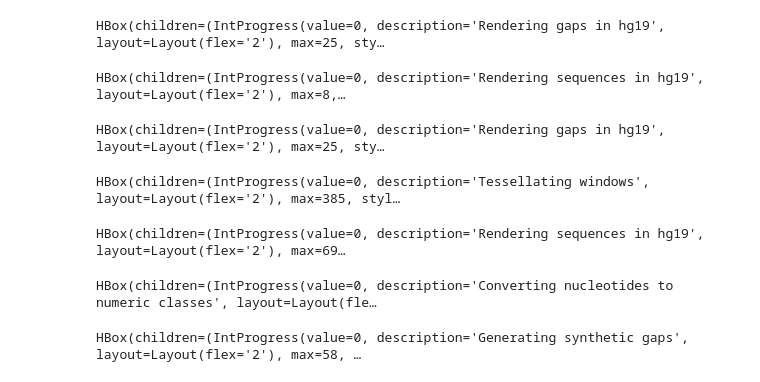
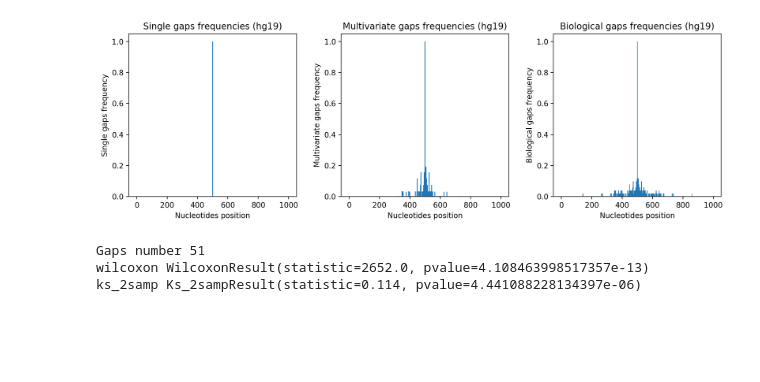
Before and after one commit to LucaCappelletti94/keras_synthetic_genome_sequence, a Jupyter notebook: Plot distributions.ipynb, the cells around one changed output. Cells and saved outputs as stored; diff of their text form; code cells hidden in the pictures; blank space fills up the shorter version.

Commit message:
Updated graphs for distributions so to be more easy to read

```diff
--- a/Plot distributions.ipynb
+++ b/Plot distributions.ipynb
@@ -43,30 +31,38 @@ HBox(children=(IntProgress(value=0, description='Generating synthetic gaps', lay
 # %%
 X, y = gap_sequence[0]
 synthetic_mean = np.isclose(X, 0.25).all(axis=-1).mean(axis=0)
-# %%
-plt.bar(range(len(synthetic_mean)), synthetic_mean, width=1)
-plt.title(f"Synthetic gaps frequencies ({assembly})")
-plt.ylabel("Synthetic gaps frequency")
-plt.xlabel("Nucleotides position")
-plt.savefig(f"synthetic_gaps_{assembly}.png")
-plt.close()
-
-plt.bar(range(len(mean)), mean, width=1)
-plt.title(f"Biological gaps frequencies ({assembly})")
-plt.ylabel("Biological gaps frequency")
-plt.xlabel("Nucleotides position")
-plt.savefig(f"biological_gaps_{assembly}.png")
-plt.close()
-
-print(assembly)
-print("Gaps number", number)
-for test in (wilcoxon, ks_2samp):
-    print(test.__name__, test(mean, synthetic_mean))
-# %% [output]
-HBox(children=(IntProgress(value=0, description='Rendering gaps in hg19', layout=Layout(flex='2'), max=25, sty…
-HBox(children=(IntProgress(value=0, description='Rendering sequences in hg19', layout=Layout(flex='2'), max=8,…
-HBox(children=(IntProgress(value=0, description='Rendering gaps in hg19', layout=Layout(flex='2'), max=25, sty…
-HBox(children=(IntProgress(value=0, description='Tessellating windows', layout=Layout(flex='2'), max=385, styl…
-HBox(children=(IntProgress(value=0, description='Rendering sequences in hg19', layout=Layout(flex='2'), max=69…
-HBox(children=(IntProgress(value=0, description='Converting nucleotides to numeric classes', layout=Layout(fle…
-HBox(children=(IntProgress(value=0, description='Generating synthetic gaps', layout=Layout(flex='2'), max=58, …
+# %%
+fig, axes = plt.subplots(nrows=1, ncols=3, figsize=(12, 4), dpi=200)
+x = range(window_size)
+
+single_gap = np.zeros((window_size,))
+single_gap[window_size//2] = 1
+
+ax1, ax2, ax3 = axes.ravel()
+
+ax1.bar(x, single_gap, width=5)
+ax1.set_title(f"Single gaps frequencies ({assembly.assembly})")
+ax1.set_ylabel("Single gaps frequency")
+ax1.set_xlabel("Nucleotides position")
+
+ax2.bar(x, synthetic_mean, width=5)
+ax2.set_title(f"Multivariate gaps frequencies ({assembly.assembly})")
+ax2.set_ylabel("Multivariate gaps frequency")
+ax2.set_xlabel("Nucleotides position")
+
+ax3.bar(x, mean, width=5)
+ax3.set_title(f"Biological gaps frequencies ({assembly.assembly})")
+ax3.set_ylabel("Biological gaps frequency")
+ax3.set_xlabel("Nucleotides position")
+
+fig.tight_layout()
+plt.show()
+
+print("Gaps number", number)
+for test in (wilcoxon, ks_2samp):
+    print(test.__name__, test(mean, synthetic_mean))
+# %% [output]
+[figure, added]
+Gaps number 51
+wilcoxon WilcoxonResult(statistic=2652.0, pvalue=4.108463998517357e-13)
+ks_2samp Ks_2sampResult(statistic=0.114, pvalue=4.441088228134397e-06)
```
Also changed, not shown: parts of 5 cells of this notebook, 5 other files.
